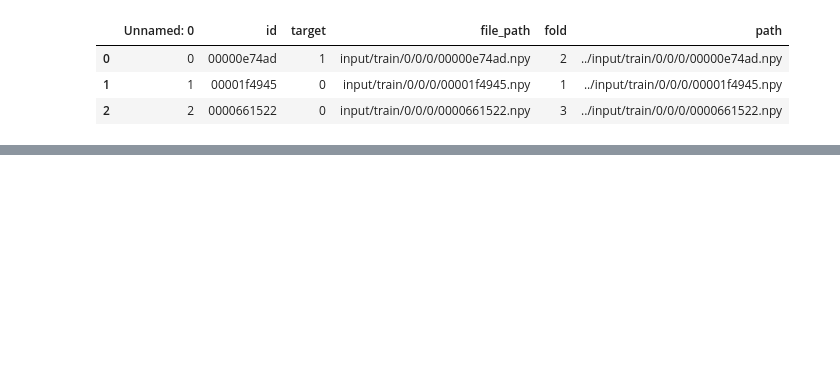
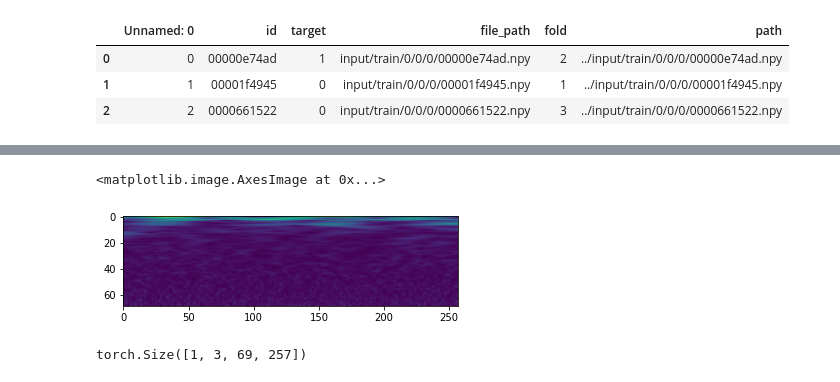
Before and after one commit to hamishdickson/g2net, a Jupyter notebook: nbs/eda.ipynb, the cells around one changed output, grey strips where cells are left out. Saved outputs shown, nothing was run; the diff lists cells and outputs as text; code cells hidden in the pictures; blank space fills up the shorter version.

```diff
--- a/nbs/eda.ipynb
+++ b/nbs/eda.ipynb
@@ -35,0 +77,5 @@ df['min_value_2'] = df['path'].apply(lambda p: find_min(p, 2))
+# %%
+plt.imshow(tfm[2])
+# %% [output]
+<matplotlib.image.AxesImage at 0x...>
+[figure, added]
@@ -35,0 +89,4 @@ df['min_value_2'] = df['path'].apply(lambda p: find_min(p, 2))
+# %%
+torch.from_numpy(tfm).unsqueeze(0).shape
+# %% [output]
+torch.Size([1, 3, 69, 257])
```
Also changed, not shown: parts of 21 cells of this notebook, 41 other files.
